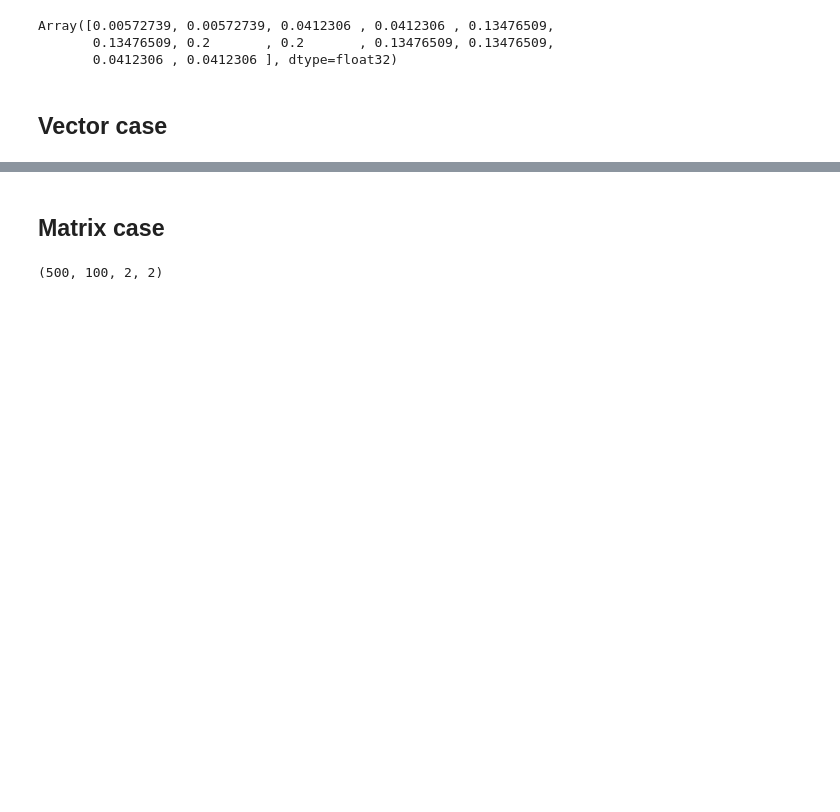
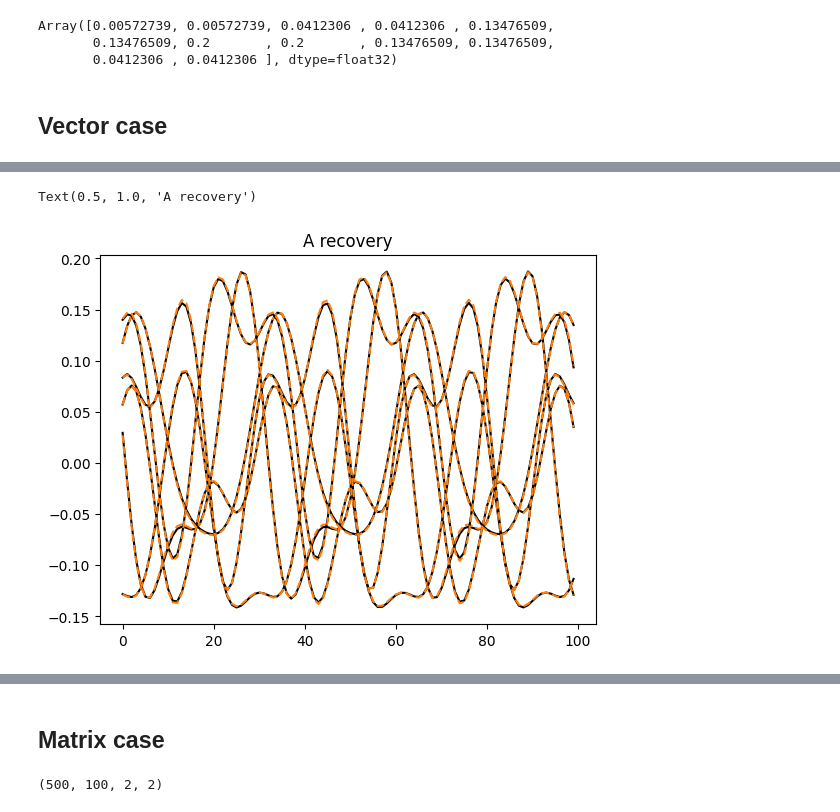
Before and after one commit to neurostatslab/clds, a Jupyter notebook: notebooks/GP_linreg.ipynb, the cells around one changed output, grey strips where cells are left out. Saved outputs shown, nothing was run; the diff lists cells and outputs as text; code cells hidden in the pictures; blank space fills up the shorter version.

```diff
--- a/notebooks/GP_linreg.ipynb
+++ b/notebooks/GP_linreg.ipynb
@@ -143,3 +143,21 @@ Text(0.5, 1.0, 'A recovery')
+# %%
+conditions = jnp.tile(theta, (B, 1))
+targets = Y - bs[None, ...]
+regressors = X
+
+w_MAP = A_prior.fit(conditions, targets, regressors, noise_cov=noise_scale**2)
+A_recovered = A_prior(w_MAP, theta)
+
+plt.figure()
+for i in range(A_prior.D1):
+    for j in range(A_prior.D2):
+        plt.plot(As[:,i,j], 'k')
+        plt.plot(A_recovered[:,i,j], ls='--', c='tab:orange')
+
+plt.title('A recovery')
+# %% [output]
+Text(0.5, 1.0, 'A recovery')
+[figure, added]
 # %%
 # Do the weight-space lin reg for A
 
```
Also changed, not shown: parts of 9 cells of this notebook, 2 other files.
